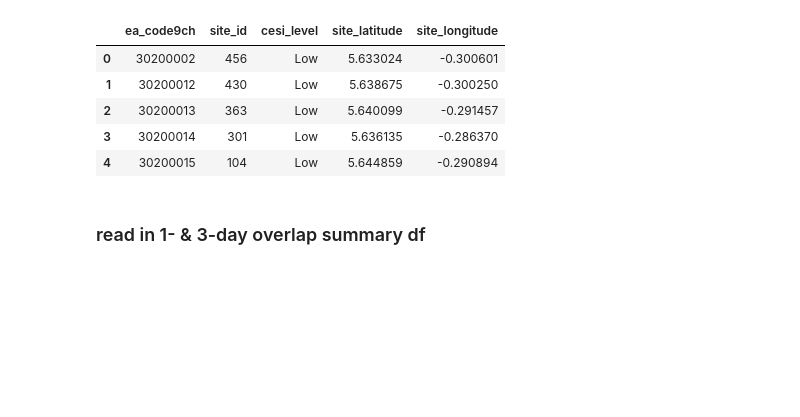
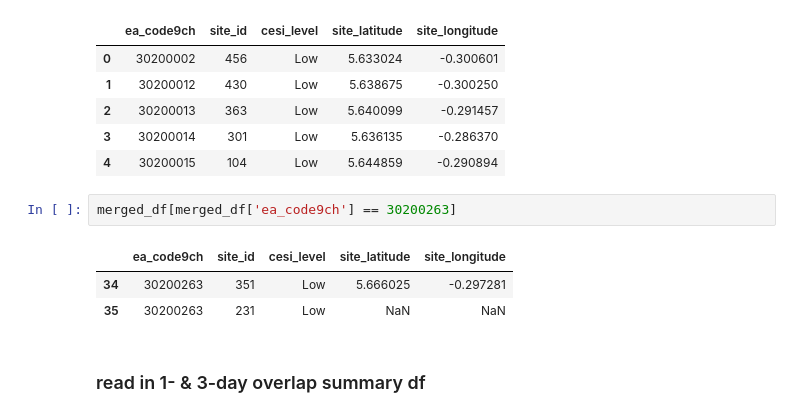
Before and after one commit to KaytheDee/pqr_extreme_weather_analysis, a Jupyter notebook: notebooks/_Logit_spatial_analysis_outage_per_EA.ipynb, the cells around one changed output. Saved outputs shown, nothing was run; the diff lists cells and outputs as text; blank space fills up the shorter version.

```diff
--- a/notebooks/_Logit_spatial_analysis_outage_per_EA.ipynb
+++ b/notebooks/_Logit_spatial_analysis_outage_per_EA.ipynb
@@ -172,6 +176,12 @@ merged_df.head()
 | 2 | 30200013 | 363 | Low | 5.640099 | -0.291457 |
 | 3 | 30200014 | 301 | Low | 5.636135 | -0.286370 |
 | 4 | 30200015 | 104 | Low | 5.644859 | -0.290894 |
+# %%
+merged_df[merged_df['ea_code9ch'] == 30200263]
+# %% [output]
+|  | ea_code9ch | site_id | cesi_level | site_latitude | site_longitude |
+| 34 | 30200263 | 351 | Low | 5.666025 | -0.297281 |
+| 35 | 30200263 | 231 | Low | NaN | NaN |
 # %% [markdown]
 ### read in 1- & 3-day overlap summary df
 # %%
```
Also changed, not shown: parts of 48 cells of this notebook, 2 other files.
